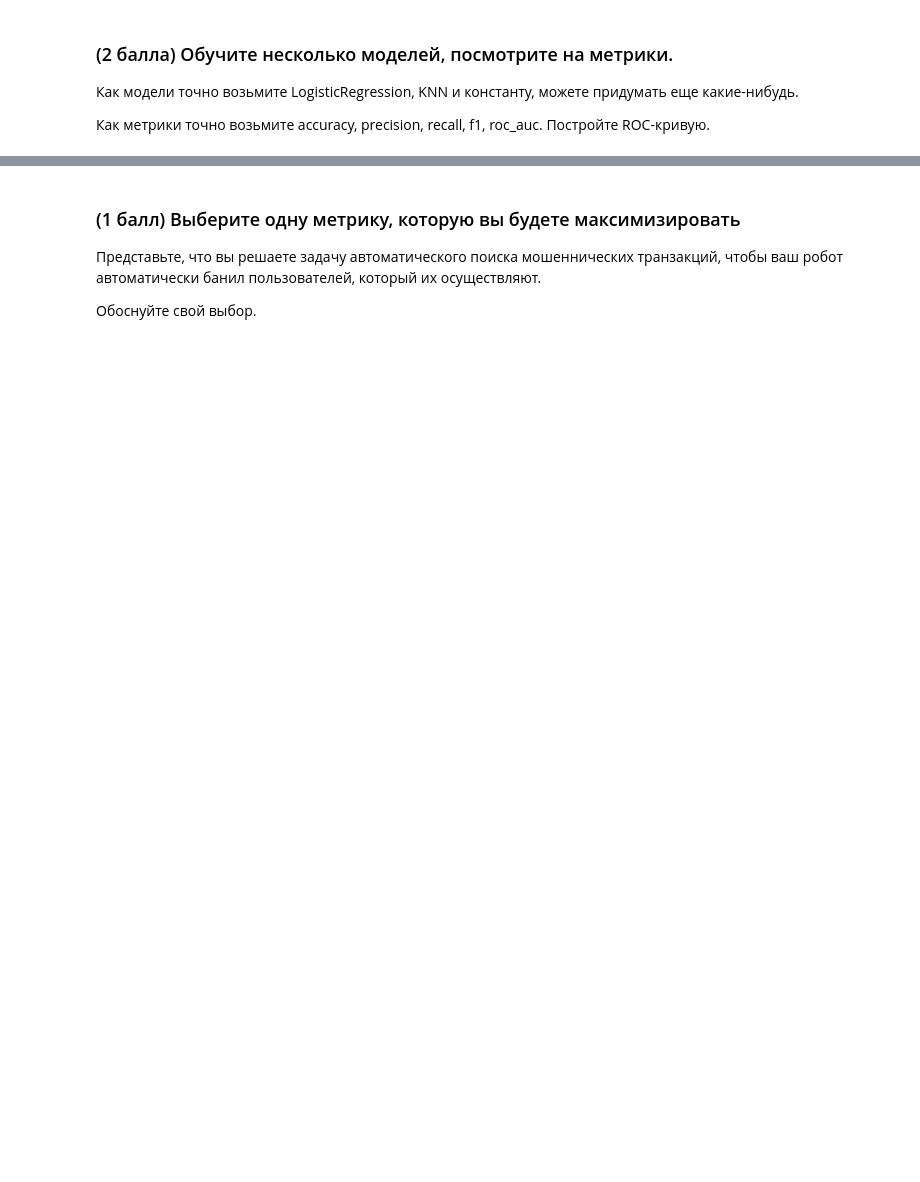
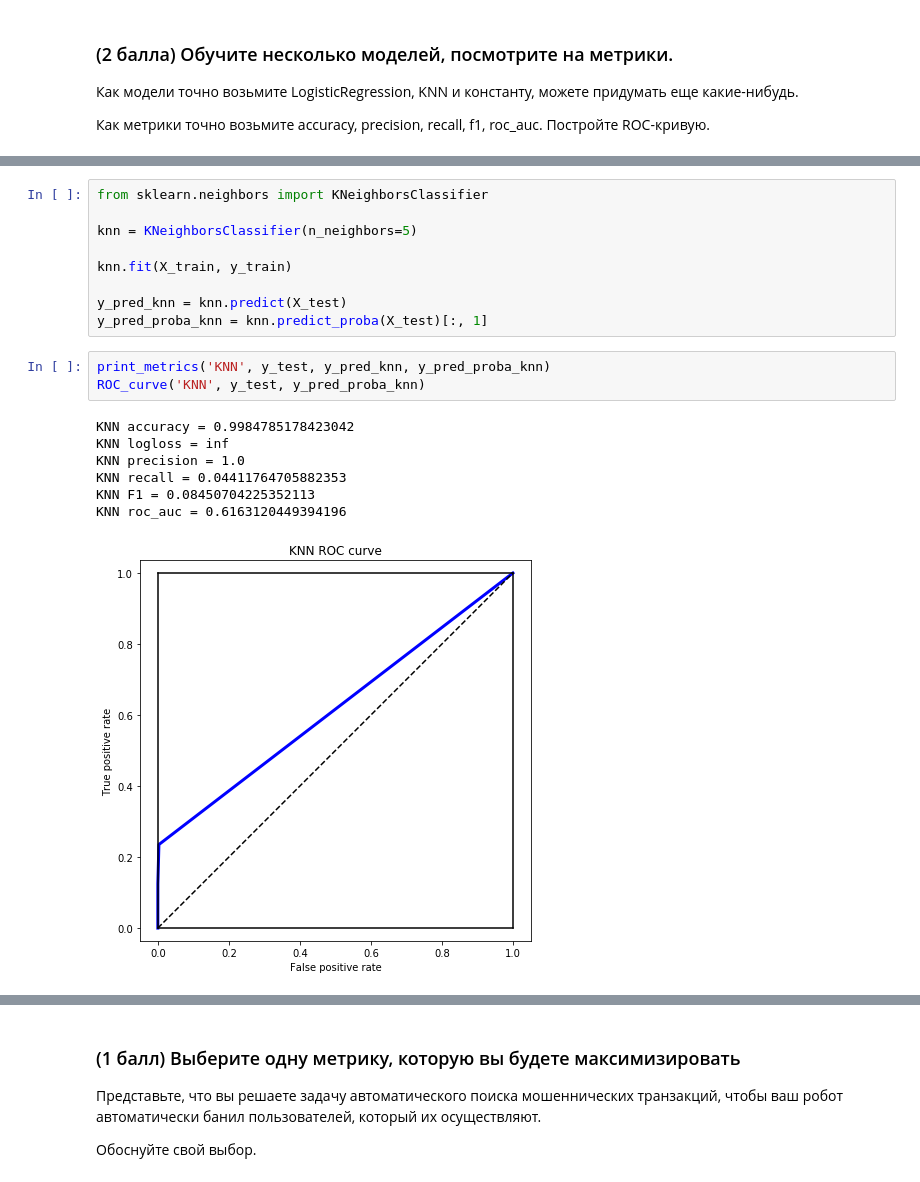
Before and after one commit to Glebochko/Tinkoff-ML-tasks, a Jupyter notebook: lecture 4/4_hw.ipynb, the cells around one changed output, grey strips where cells are left out. Saved outputs shown, nothing was run; the diff lists cells and outputs as text; blank space fills up the shorter version.

```diff
--- a/lecture 4/4_hw.ipynb
+++ b/lecture 4/4_hw.ipynb
@@ -21,0 +125,20 @@
+# %%
+from sklearn.neighbors import KNeighborsClassifier
+
+knn = KNeighborsClassifier(n_neighbors=5)
+
+knn.fit(X_train, y_train)
+
+y_pred_knn = knn.predict(X_test)
+y_pred_proba_knn = knn.predict_proba(X_test)[:, 1]
+# %%
+print_metrics('KNN', y_test, y_pred_knn, y_pred_proba_knn)
+ROC_curve('KNN', y_test, y_pred_proba_knn)
+# %% [output]
+KNN accuracy = 0.9984785178423042
+KNN logloss = inf
+KNN precision = 1.0
+KNN recall = 0.04411764705882353
+KNN F1 = 0.08450704225352113
+KNN roc_auc = 0.6163120449394196
+[figure, added]
```
Also changed, not shown: parts of 19 cells of this notebook, 1 other file.
